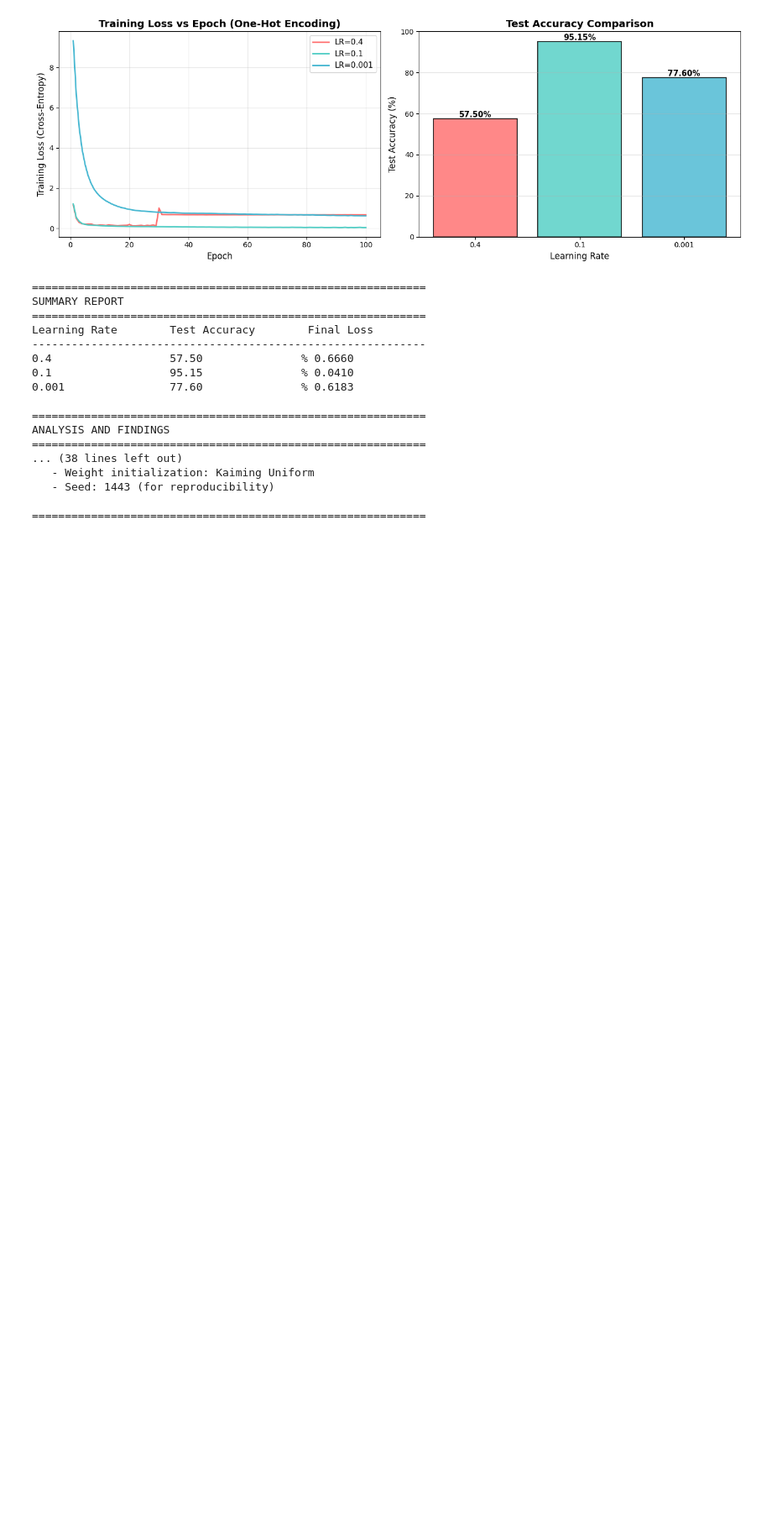
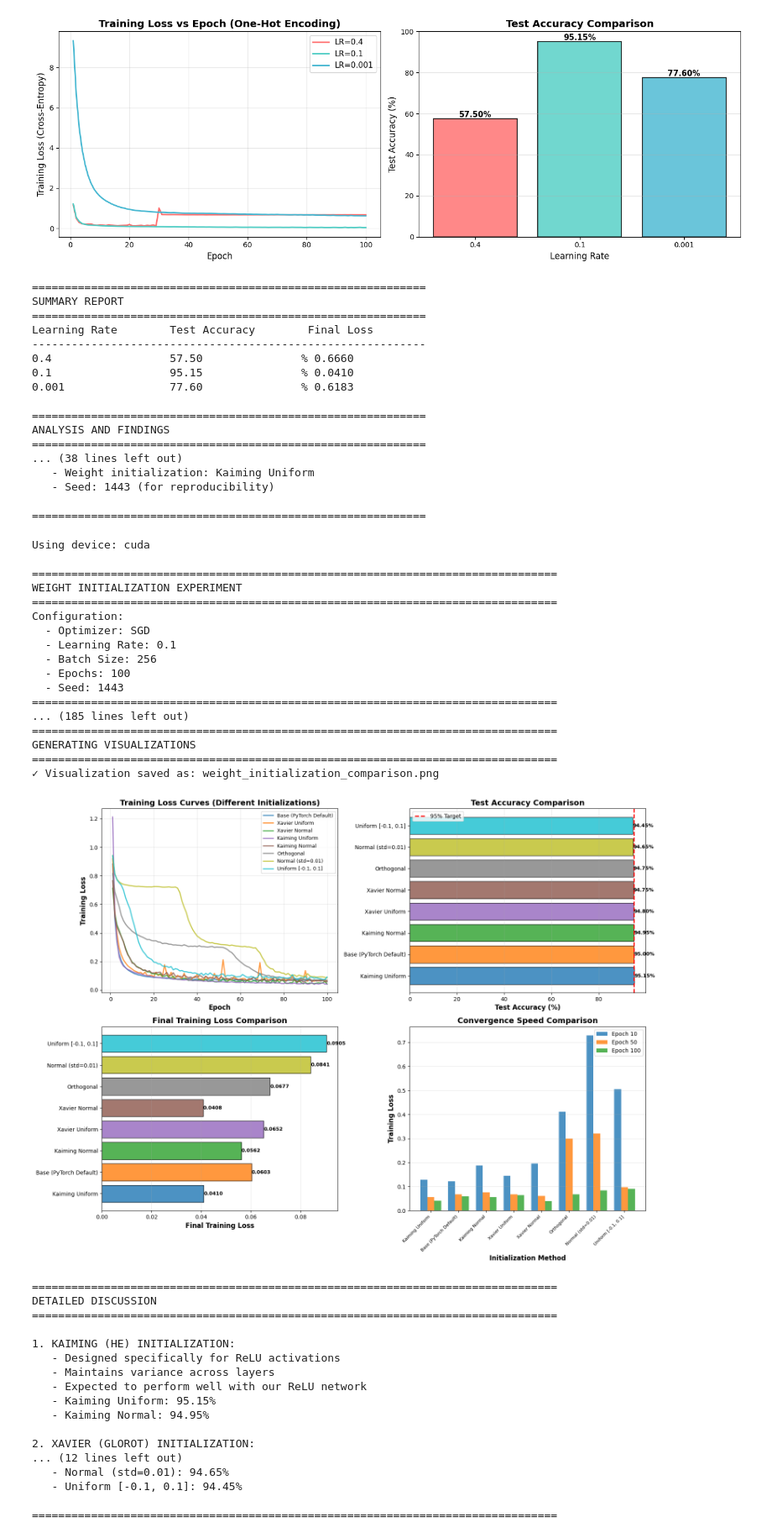
Before and after one commit to davidwkk/CSCI3230, a Jupyter notebook: ASM/ASM3/Q4/q4.ipynb, the cells around one changed output. Shown: that part at 84% size. Drawn from its saved outputs; the diff is of its cells as text; code cells hidden in the pictures; blank space fills up the shorter version.

```diff
--- a/ASM/ASM3/Q4/q4.ipynb
+++ b/ASM/ASM3/Q4/q4.ipynb
@@ -472,0 +1002,38 @@ ANALYSIS AND FINDINGS
+# %%
+results = run_weight_initialization_experiment()
+# %% [output]
+Using device: cuda
+
+================================================================================
+WEIGHT INITIALIZATION EXPERIMENT
+================================================================================
+Configuration:
+  - Optimizer: SGD
+  - Learning Rate: 0.1
+  - Batch Size: 256
+  - Epochs: 100
+  - Seed: 1443
+================================================================================
+... (185 lines left out)
+================================================================================
+GENERATING VISUALIZATIONS
+================================================================================
+✓ Visualization saved as: weight_initialization_comparison.png
+[figure, added]
+================================================================================
+DETAILED DISCUSSION
+================================================================================
+
+1. KAIMING (HE) INITIALIZATION:
+   - Designed specifically for ReLU activations
+   - Maintains variance across layers
+   - Expected to perform well with our ReLU network
+   - Kaiming Uniform: 95.15%
+   - Kaiming Normal: 94.95%
+
+2. XAVIER (GLOROT) INITIALIZATION:
+... (12 lines left out)
+   - Normal (std=0.01): 94.65%
+   - Uniform [-0.1, 0.1]: 94.45%
+
+================================================================================
```
Also changed, not shown: parts of 1 cell of this notebook, 4 other files.
